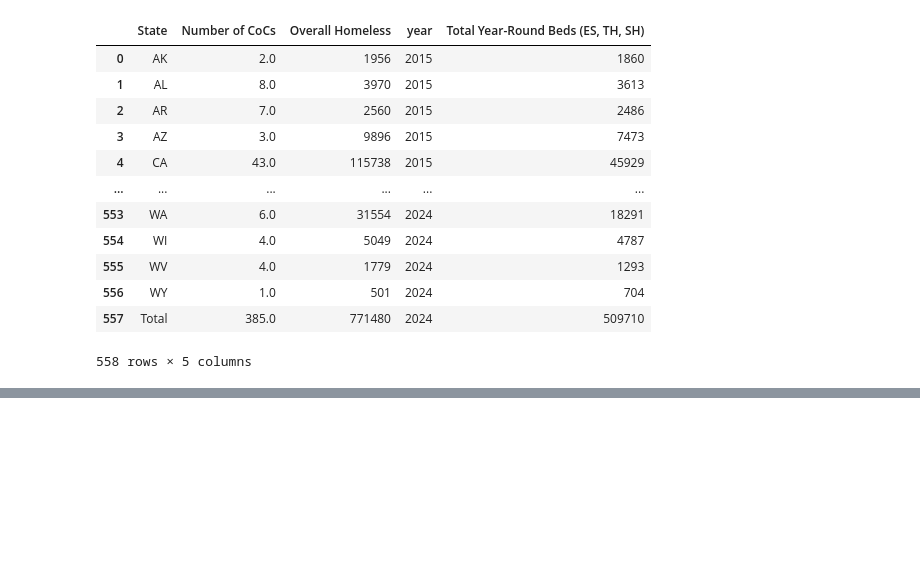
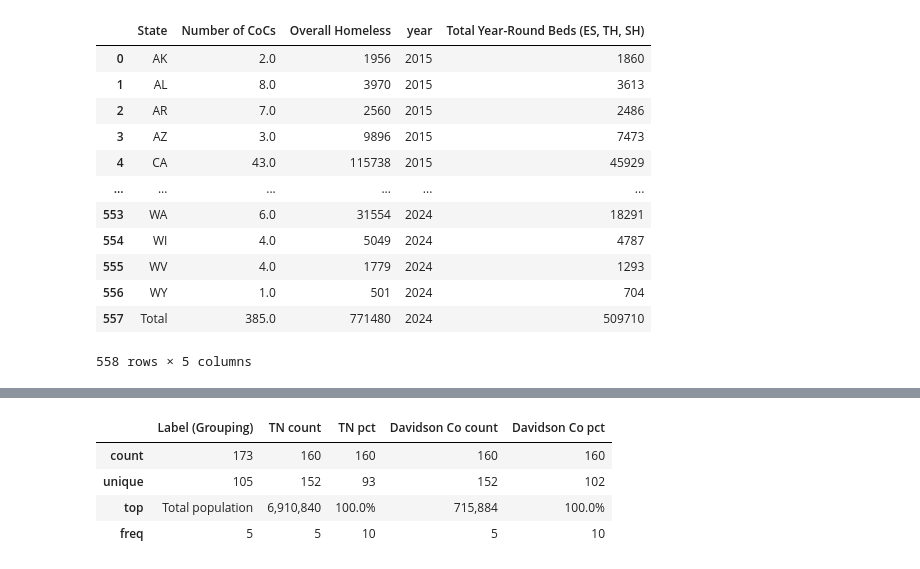
Before and after one commit to JLRoselle/homelessness-data-literacy-project, a Jupyter notebook: data_literacy.ipynb, the cells around one changed output, grey strips where cells are left out. Cells and saved outputs as stored; diff of their text form; code cells hidden in the pictures; blank space fills up the shorter version.

```diff
--- a/data_literacy.ipynb
+++ b/data_literacy.ipynb
@@ -261,0 +282,2 @@ pits_hics.to_csv('..\data\pits_hics.csv')
+# %%
+TNpop=TNpop.rename(columns={'Label(Grouping)' : 'Sex and Age', 'Tennessee!!Count':'TN count', 'Tennessee!!Percent': 'TN pct', 'Davidson County, Tennessee!!Count': 'Davidson Co count', 'Davidson County, Tennessee!!Percent': 'Davidson Co pct'})
@@ -261,0 +291,8 @@ pits_hics.to_csv('..\data\pits_hics.csv')
+# %%
+TNpop.describe()
+# %% [output]
+|  | Label (Grouping) | TN count | TN pct | Davidson Co count | Davidson Co pct |
+| count | 173 | 160 | 160 | 160 | 160 |
+| unique | 105 | 152 | 93 | 152 | 102 |
+| top | Total population | 6,910,840 | 100.0% | 715,884 | 100.0% |
+| freq | 5 | 5 | 10 | 5 | 10 |
```
Also changed, not shown: parts of 6 cells of this notebook.
